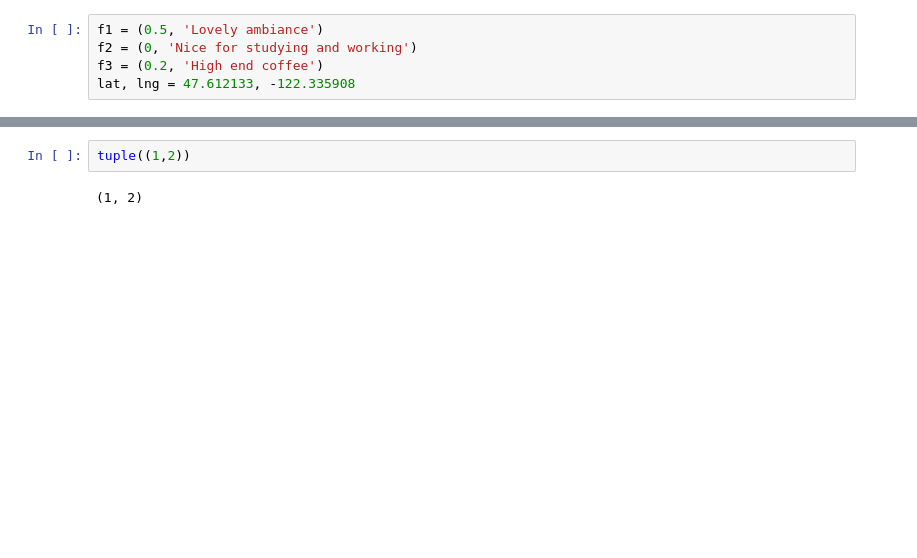
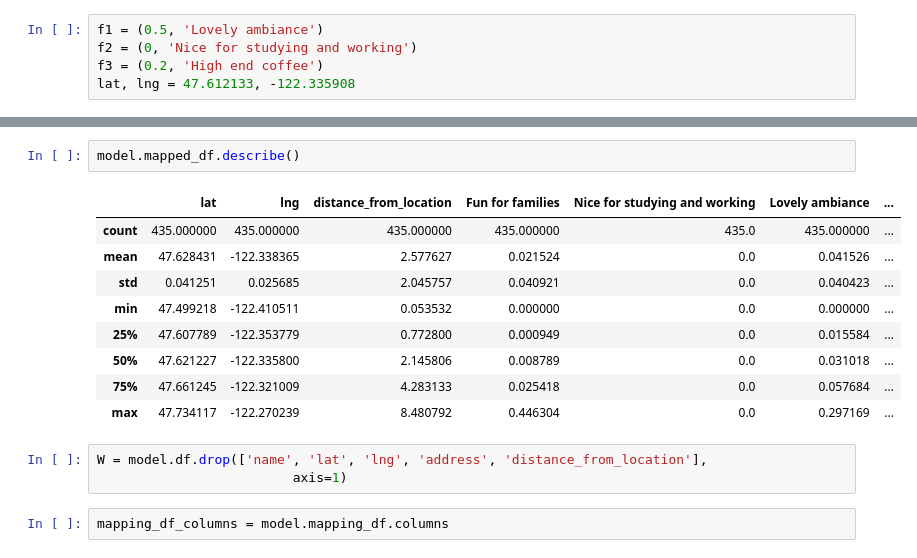
Before and after one commit to crredding/capstone_project, a Jupyter notebook: test_recommender_execution.ipynb, the cells around one changed output, grey strips where cells are left out. Cells and saved outputs as stored; diff of their text form; blank space fills up the shorter version.

```diff
--- a/test_recommender_execution.ipynb
+++ b/test_recommender_execution.ipynb
@@ -35,4 +29,17 @@ df[df['name'] == 'Firehouse Coffee']#['feature26']
-# %%
-tuple((1,2))
-# %% [output]
-(1, 2)
+# %%
+model.mapped_df.describe()
+# %% [output]
+|  | lat | lng | distance_from_location | Fun for families | Nice for studying and working | Lovely ambiance | ... |
+| count | 435.000000 | 435.000000 | 435.000000 | 435.000000 | 435.0 | 435.000000 | ... |
+| mean | 47.628431 | -122.338365 | 2.577627 | 0.021524 | 0.0 | 0.041526 | ... |
+| std | 0.041251 | 0.025685 | 2.045757 | 0.040921 | 0.0 | 0.040423 | ... |
+| min | 47.499218 | -122.410511 | 0.053532 | 0.000000 | 0.0 | 0.000000 | ... |
+| 25% | 47.607789 | -122.353779 | 0.772800 | 0.000949 | 0.0 | 0.015584 | ... |
+| 50% | 47.621227 | -122.335800 | 2.145806 | 0.008789 | 0.0 | 0.031018 | ... |
+| 75% | 47.661245 | -122.321009 | 4.283133 | 0.025418 | 0.0 | 0.057684 | ... |
+| max | 47.734117 | -122.270239 | 8.480792 | 0.446304 | 0.0 | 0.297169 | ... |
+# %%
+W = model.df.drop(['name', 'lat', 'lng', 'address', 'distance_from_location'],
+                         axis=1)
+# %%
+mapping_df_columns = model.mapping_df.columns
```
Also changed, not shown: parts of 14 cells of this notebook, 16 other files.
